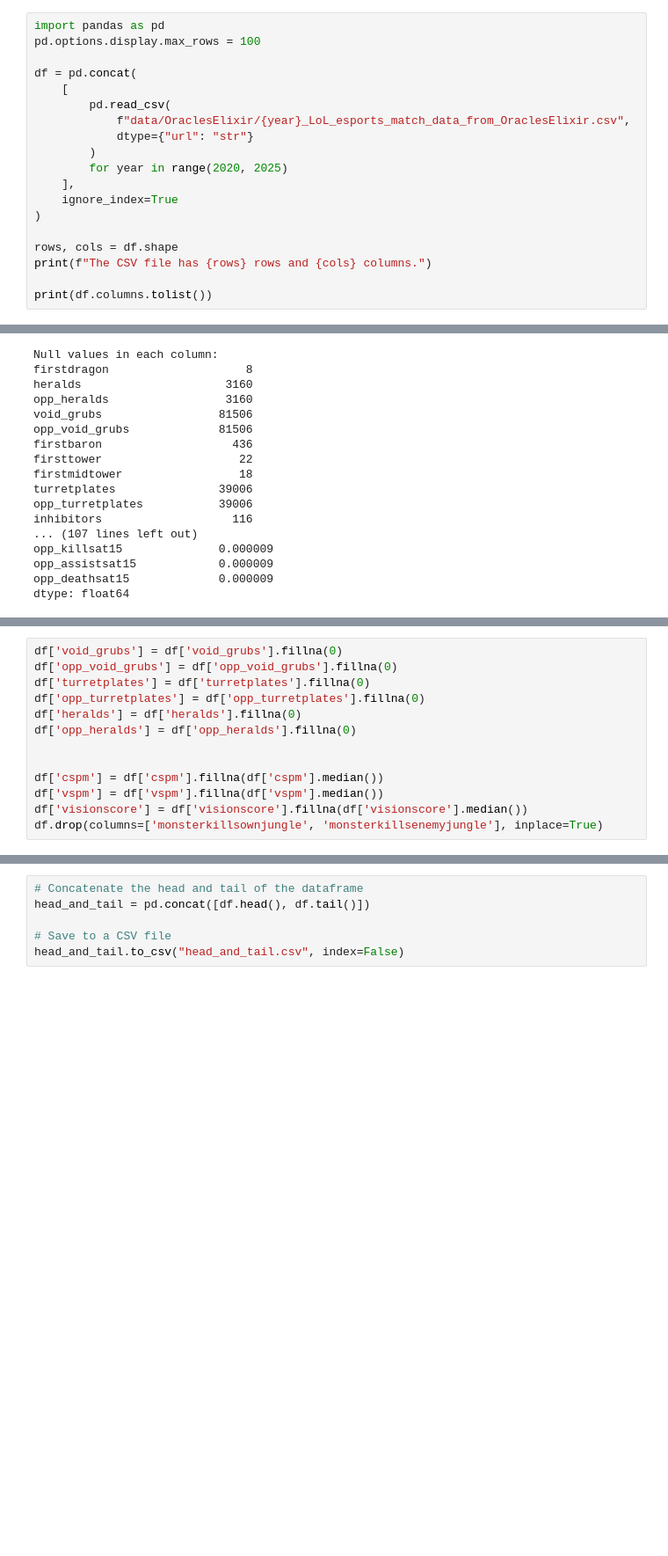
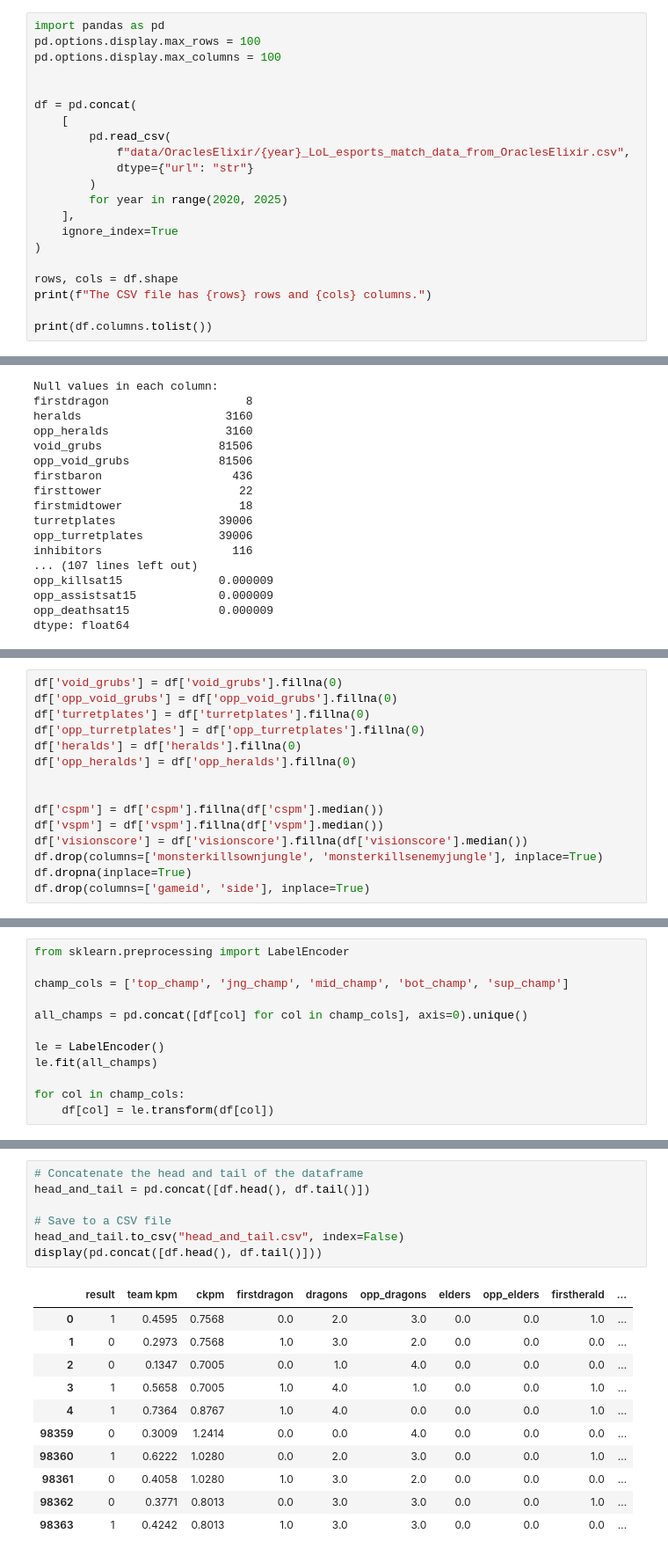
Before and after one commit to quiet98k/LOL-Win-Prediction, a Jupyter notebook: prediction.ipynb, the cells around one changed output, grey strips where cells are left out. Shown at 88% size. Cells and saved outputs as stored; diff of their text form; blank space fills up the shorter version.

Commit message:
drop and fill data

```diff
--- a/prediction.ipynb
+++ b/prediction.ipynb
@@ -1,6 +5,8 @@
 # %%
 import pandas as pd
 pd.options.display.max_rows = 100
+pd.options.display.max_columns = 100
+
 
 df = pd.concat(
     [
@@ -150,3 +159,5 @@ df['cspm'] = df['cspm'].fillna(df['cspm'].median())
 df['vspm'] = df['vspm'].fillna(df['vspm'].median())
 df['visionscore'] = df['visionscore'].fillna(df['visionscore'].median())
 df.drop(columns=['monsterkillsownjungle', 'monsterkillsenemyjungle'], inplace=True)
+df.dropna(inplace=True)
+df.drop(columns=['gameid', 'side'], inplace=True)
@@ -185,0 +189,12 @@ dtype: float64
+# %%
+from sklearn.preprocessing import LabelEncoder
+
+champ_cols = ['top_champ', 'jng_champ', 'mid_champ', 'bot_champ', 'sup_champ']
+
+all_champs = pd.concat([df[col] for col in champ_cols], axis=0).unique()
+
+le = LabelEncoder()
+le.fit(all_champs)
+
+for col in champ_cols:
+    df[col] = le.transform(df[col])
@@ -186,6 +203,19 @@ dtype: float64
 # %%
 # Concatenate the head and tail of the dataframe
 head_and_tail = pd.concat([df.head(), df.tail()])
 
 # Save to a CSV file
 head_and_tail.to_csv("head_and_tail.csv", index=False)
+display(pd.concat([df.head(), df.tail()]))
+# %% [output]
+|  | result | team kpm | ckpm | firstdragon | dragons | opp_dragons | elders | opp_elders | firstherald | ... |
+| 0 | 1 | 0.4595 | 0.7568 | 0.0 | 2.0 | 3.0 | 0.0 | 0.0 | 1.0 | ... |
+| 1 | 0 | 0.2973 | 0.7568 | 1.0 | 3.0 | 2.0 | 0.0 | 0.0 | 0.0 | ... |
+| 2 | 0 | 0.1347 | 0.7005 | 0.0 | 1.0 | 4.0 | 0.0 | 0.0 | 0.0 | ... |
+| 3 | 1 | 0.5658 | 0.7005 | 1.0 | 4.0 | 1.0 | 0.0 | 0.0 | 1.0 | ... |
+| 4 | 1 | 0.7364 | 0.8767 | 1.0 | 4.0 | 0.0 | 0.0 | 0.0 | 1.0 | ... |
+| 98359 | 0 | 0.3009 | 1.2414 | 0.0 | 0.0 | 4.0 | 0.0 | 0.0 | 0.0 | ... |
+| 98360 | 1 | 0.6222 | 1.0280 | 0.0 | 2.0 | 3.0 | 0.0 | 0.0 | 1.0 | ... |
+| 98361 | 0 | 0.4058 | 1.0280 | 1.0 | 3.0 | 2.0 | 0.0 | 0.0 | 0.0 | ... |
+| 98362 | 0 | 0.3771 | 0.8013 | 0.0 | 3.0 | 3.0 | 0.0 | 0.0 | 1.0 | ... |
+| 98363 | 1 | 0.4242 | 0.8013 | 1.0 | 3.0 | 3.0 | 0.0 | 0.0 | 0.0 | ... |
```
Also changed, not shown: parts of 14 cells of this notebook, 1 other file.
